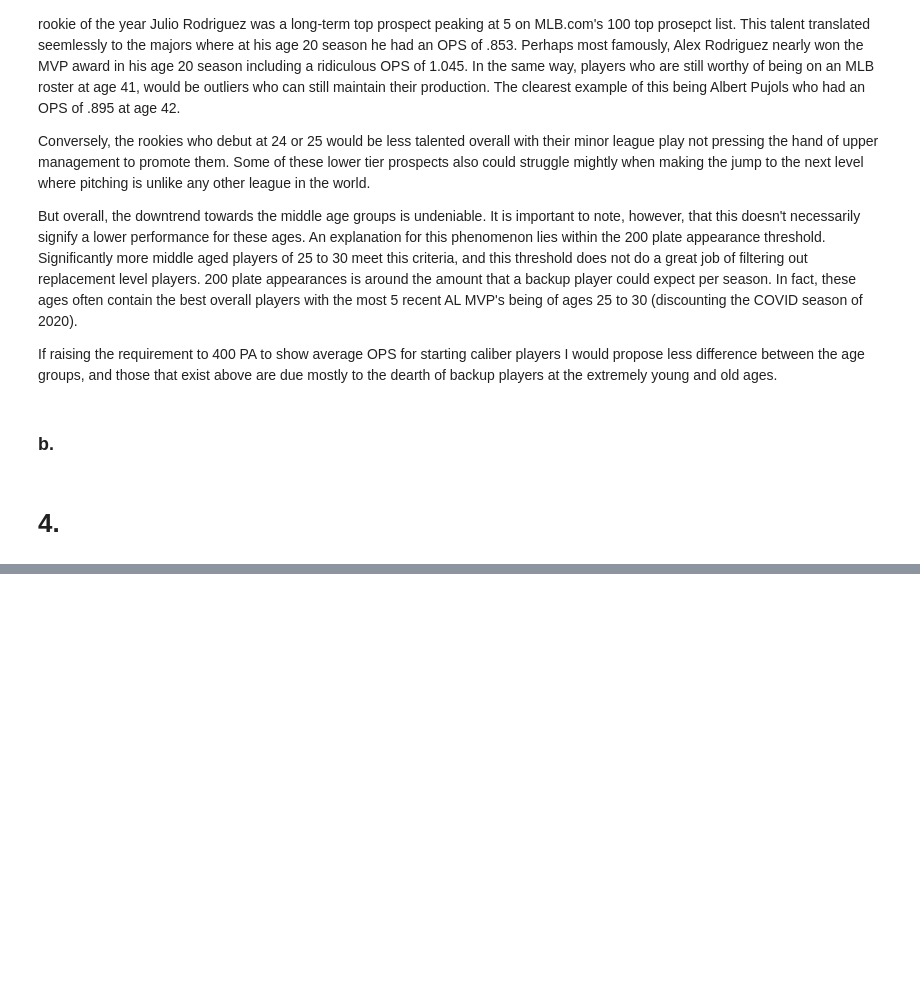
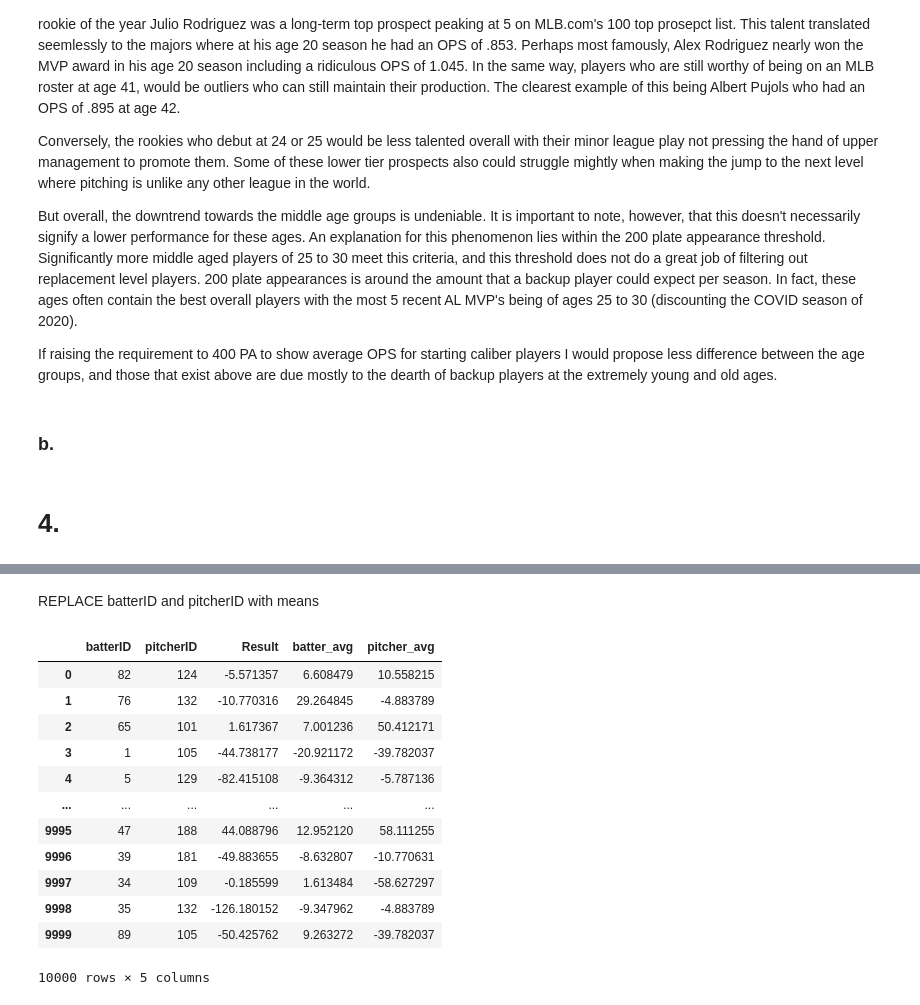
Before and after one commit to reetyf/yankees, a Jupyter notebook: part2/Hailey_Weinschenk_QA_Associate_Questionnaire_part2.ipynb, the cells around one changed output, grey strips where cells are left out. Saved outputs shown, nothing was run; the diff lists cells and outputs as text; code cells hidden in the pictures; blank space fills up the shorter version.

```diff
--- a/part2/Hailey_Weinschenk_QA_Associate_Questionnaire_part2.ipynb
+++ b/part2/Hailey_Weinschenk_QA_Associate_Questionnaire_part2.ipynb
@@ -118,3 +118,5 @@ If raising the requirement to 400 PA to show average OPS for starting caliber pl
 ### b.
 # %% [markdown]
 # 4.
+# %%
+df = pd.read_csv('matchupdata.csv')
@@ -120,0 +145,26 @@ If raising the requirement to 400 PA to show average OPS for starting caliber pl
+# %% [markdown]
+REPLACE batterID and pitcherID with means
+# %%
+batters = df.groupby('batterID')
+pitchers = df.groupby('pitcherID')
+# %%
+batters_replace_id = batters.mean()['Result']
+pitchers_replace_id = pitchers.mean()["Result"]
+# %%
+df['batter_avg'] = df['batterID'].replace(batters_replace_id)
+df['pitcher_avg'] = df['pitcherID'].replace(pitchers_replace_id)
+df
+# %% [output]
+|  | batterID | pitcherID | Result | batter_avg | pitcher_avg |
+| 0 | 82 | 124 | -5.571357 | 6.608479 | 10.558215 |
+| 1 | 76 | 132 | -10.770316 | 29.264845 | -4.883789 |
+| 2 | 65 | 101 | 1.617367 | 7.001236 | 50.412171 |
+| 3 | 1 | 105 | -44.738177 | -20.921172 | -39.782037 |
+| 4 | 5 | 129 | -82.415108 | -9.364312 | -5.787136 |
+| ... | ... | ... | ... | ... | ... |
+| 9995 | 47 | 188 | 44.088796 | 12.952120 | 58.111255 |
+| 9996 | 39 | 181 | -49.883655 | -8.632807 | -10.770631 |
+| 9997 | 34 | 109 | -0.185599 | 1.613484 | -58.627297 |
+| 9998 | 35 | 132 | -126.180152 | -9.347962 | -4.883789 |
+| 9999 | 89 | 105 | -50.425762 | 9.263272 | -39.782037 |
+10000 rows × 5 columns
```
Also changed, not shown: parts of 23 cells of this notebook.
